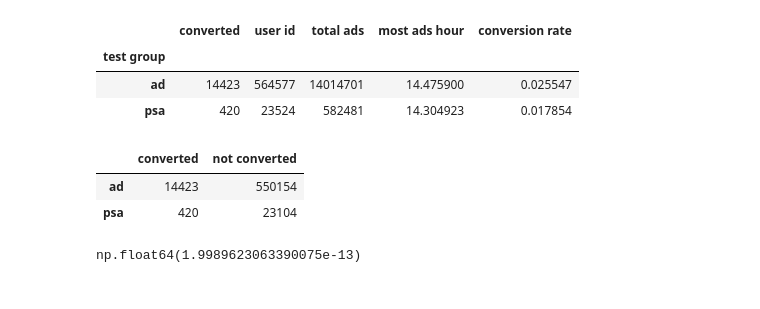
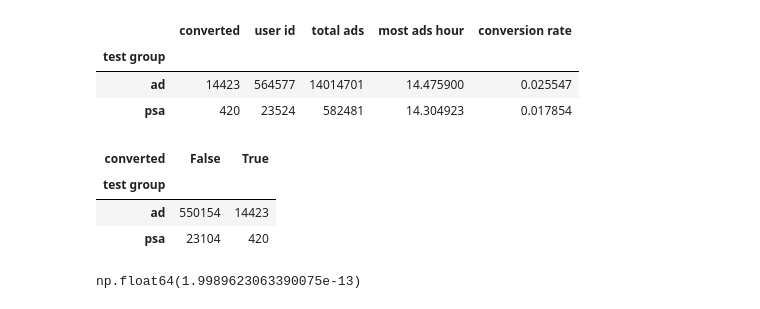
Before and after one commit to Kyo-Fox22/Marketing-A-B-Test, a Jupyter notebook: ab_test.ipynb, the cells around one changed output. Saved outputs shown, nothing was run; the diff lists cells and outputs as text; code cells hidden in the pictures.

```diff
--- a/ab_test.ipynb
+++ b/ab_test.ipynb
@@ -77,16 +129,11 @@ ad_conv, psa_conv = grouped_df['converted']['ad'], grouped_df['converted']['psa'
 # %%
-table = np.array([
-    [ad_conv, ad_total - ad_conv],
-    [psa_conv, psa_total - psa_conv]
-])
-
-contingency_table = pd.DataFrame(table, columns = ['converted','not converted'], index = ['ad','psa'])
-
+contingency_table = pd.crosstab(df['test group'], df['converted'])
 contingency_table
 # %% [output]
-|  | converted | not converted |
-| ad | 14423 | 550154 |
-| psa | 420 | 23104 |
+| converted | False | True |
+| test group |  |  |
+| ad | 550154 | 14423 |
+| psa | 23104 | 420 |
 # %%
 chi2, p, dof, expected = chi2_contingency(contingency_table)
 p
```
Also changed, not shown: parts of 16 cells of this notebook.
